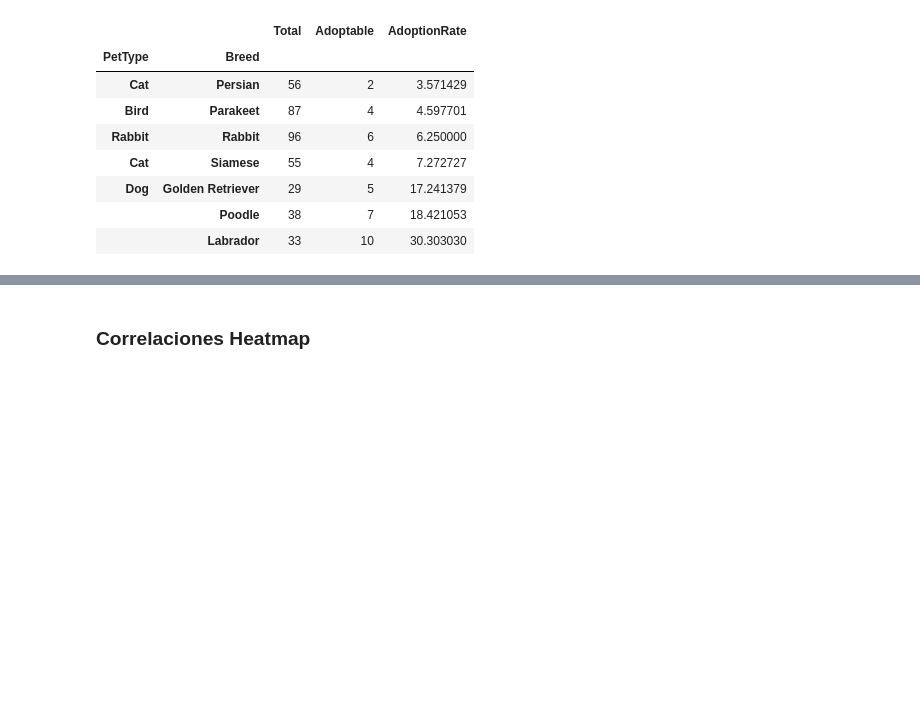
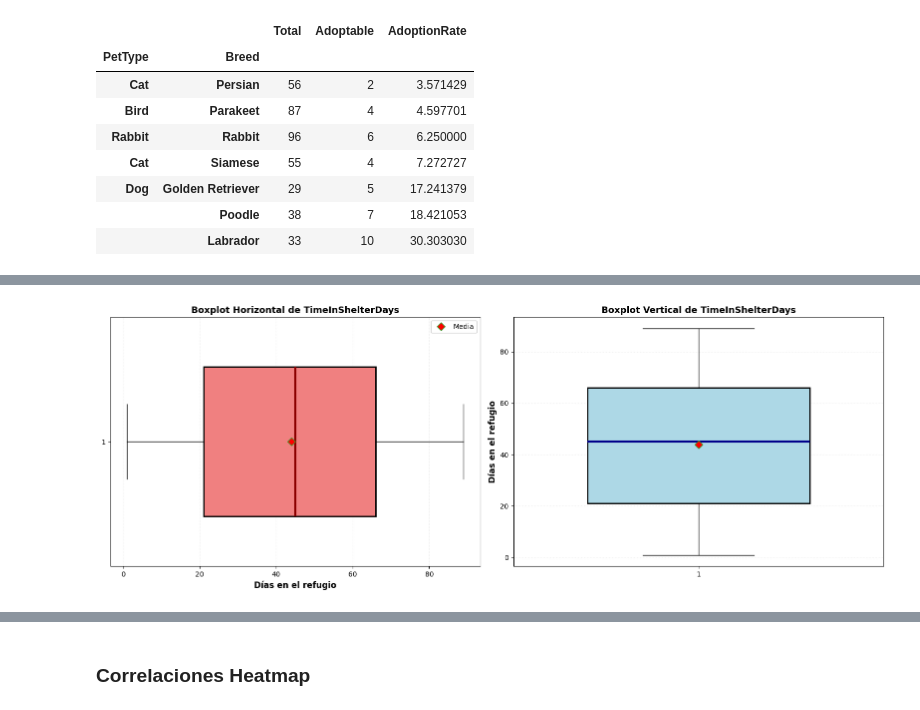
Before and after one commit to Bootcamp-IA-P6/Proyect_V_Regression_Team3, a Jupyter notebook: noteboooks/01_eda.ipynb, the cells around one changed output, grey strips where cells are left out. Cells and saved outputs as stored; diff of their text form; code cells hidden in the pictures; blank space fills up the shorter version.

```diff
--- a/noteboooks/01_eda.ipynb
+++ b/noteboooks/01_eda.ipynb
@@ -324,0 +522,76 @@ Número de outliers: 0
+# %%
+# ============================================
+# Boxplot y Detección de Outliers
+# ============================================
+
+import matplotlib.pyplot as plt
+
+# Crear figura con dos subplots
+fig, axes = plt.subplots(1, 2, figsize=(16, 6))
+
+# ============================================
+# Boxplot Horizontal
+# ============================================
+
+box1 = axes[0].boxplot(
+    df['TimeInShelterDays'],
+    vert=False,
+    patch_artist=True,
+    widths=0.6,
+    showmeans=True,
+    meanprops=dict(marker='D', markerfacecolor='red', markersize=8, label='Media')
+)
+
+box1['boxes'][0].set_facecolor('lightcoral')
+box1['boxes'][0].set_edgecolor('black')
+box1['boxes'][0].set_linewidth(2)
+box1['medians'][0].set_color('darkred')
+box1['medians'][0].set_linewidth(3)
+
+axes[0].set_xlabel('Días en el refugio', fontsize=12, fontweight='bold')
+axes[0].set_title('Boxplot Horizontal de TimeInShelterDays',
+                   fontsize=13, fontweight='bold')
+axes[0].grid(axis='x', alpha=0.3, linestyle=':')
+
+# Leyenda
+axes[0].legend([box1['means'][0]], ['Media'], loc='upper right', fontsize=10)
+
+# ============================================
+# Boxplot Vertical
+# ============================================
+
+box2 = axes[1].boxplot(
+    df['TimeInShelterDays'],
+    vert=True,
+    patch_artist=True,
+    widths=0.6,
+    showmeans=True,
+    meanprops=dict(marker='D', markerfacecolor='red', markersize=8)
+)
+
+box2['boxes'][0].set_facecolor('lightblue')
+box2['boxes'][0].set_edgecolor('black')
+box2['boxes'][0].set_linewidth(2)
+box2['medians'][0].set_color('darkblue')
+box2['medians'][0].set_linewidth(3)
+
+axes[1].set_ylabel('Días en el refugio', fontsize=12, fontweight='bold')
+axes[1].set_title('Boxplot Vertical de TimeInShelterDays',
+                   fontsize=13, fontweight='bold')
+axes[1].grid(axis='y', alpha=0.3, linestyle=':')
+
+plt.tight_layout()
+plt.show()
+
+# ============================================
+# Cálculo de Outliers (Método IQR) - CORREGIDO
+# ============================================
+
+Q1 = df['TimeInShelterDays'].quantile(0.25)
+Q2 = df['TimeInShelterDays'].quantile(0.50)
+Q3 = df['TimeInShelterDays'].quantile(0.75)
+IQR = Q3 - Q1
+outliers = df[(df['AgeMonths'] < Q1 - 1.5*IQR) | (df['AgeMonths'] > Q3 + 1.5*IQR)]
+print(f"Número de outliers: {len(outliers)}")
+# %% [output]
+[figure, added]
```
Also changed, not shown: parts of 17 cells of this notebook, 1 other file.
